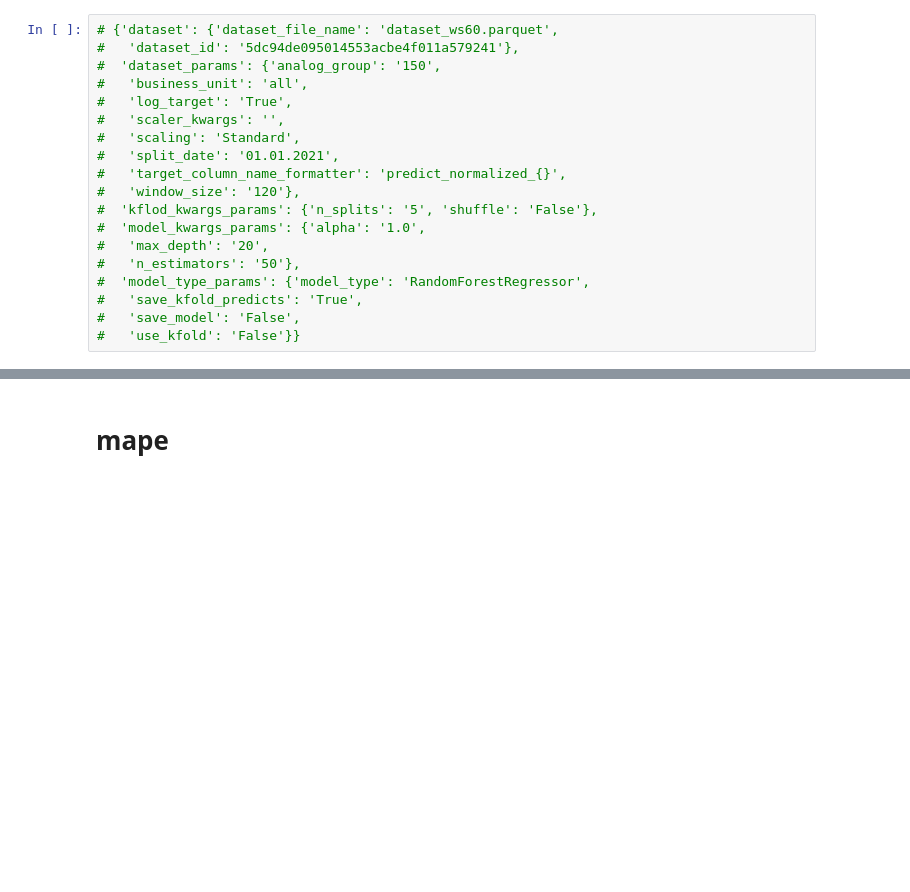
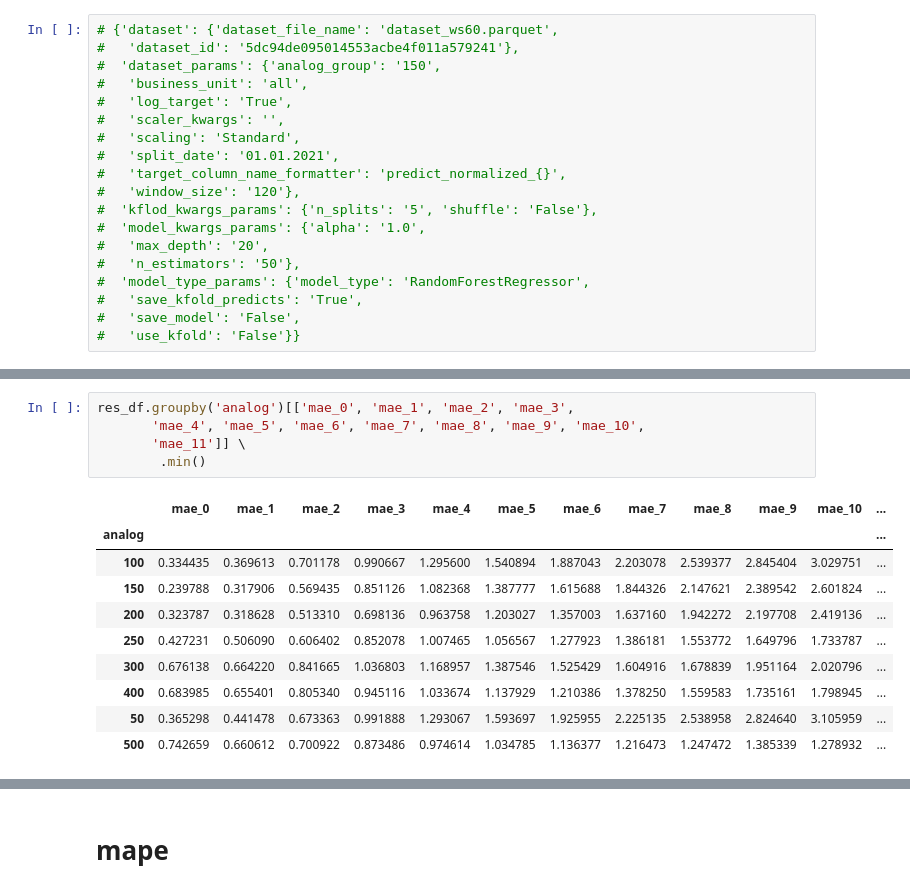
Before and after one commit to srzhn/chikchirik, a Jupyter notebook: get_staticstics.ipynb, the cells around one changed output, grey strips where cells are left out. Cells and saved outputs as stored; diff of their text form; blank space fills up the shorter version.

```diff
--- a/get_staticstics.ipynb
+++ b/get_staticstics.ipynb
@@ -135,0 +347,16 @@ for key, group in res_df.groupby('analog'):
+# %%
+res_df.groupby('analog')[['mae_0', 'mae_1', 'mae_2', 'mae_3',
+       'mae_4', 'mae_5', 'mae_6', 'mae_7', 'mae_8', 'mae_9', 'mae_10',
+       'mae_11']] \
+        .min()
+# %% [output]
+|  | mae_0 | mae_1 | mae_2 | mae_3 | mae_4 | mae_5 | mae_6 | mae_7 | mae_8 | mae_9 | mae_10 | ... |
+| analog |  |  |  |  |  |  |  |  |  |  |  | ... |
+| 100 | 0.334435 | 0.369613 | 0.701178 | 0.990667 | 1.295600 | 1.540894 | 1.887043 | 2.203078 | 2.539377 | 2.845404 | 3.029751 | ... |
+| 150 | 0.239788 | 0.317906 | 0.569435 | 0.851126 | 1.082368 | 1.387777 | 1.615688 | 1.844326 | 2.147621 | 2.389542 | 2.601824 | ... |
+| 200 | 0.323787 | 0.318628 | 0.513310 | 0.698136 | 0.963758 | 1.203027 | 1.357003 | 1.637160 | 1.942272 | 2.197708 | 2.419136 | ... |
+| 250 | 0.427231 | 0.506090 | 0.606402 | 0.852078 | 1.007465 | 1.056567 | 1.277923 | 1.386181 | 1.553772 | 1.649796 | 1.733787 | ... |
+| 300 | 0.676138 | 0.664220 | 0.841665 | 1.036803 | 1.168957 | 1.387546 | 1.525429 | 1.604916 | 1.678839 | 1.951164 | 2.020796 | ... |
+| 400 | 0.683985 | 0.655401 | 0.805340 | 0.945116 | 1.033674 | 1.137929 | 1.210386 | 1.378250 | 1.559583 | 1.735161 | 1.798945 | ... |
+| 50 | 0.365298 | 0.441478 | 0.673363 | 0.991888 | 1.293067 | 1.593697 | 1.925955 | 2.225135 | 2.538958 | 2.824640 | 3.105959 | ... |
+| 500 | 0.742659 | 0.660612 | 0.700922 | 0.873486 | 0.974614 | 1.034785 | 1.136377 | 1.216473 | 1.247472 | 1.385339 | 1.278932 | ... |
```
Also changed, not shown: parts of 65 cells of this notebook, 5 other files.
